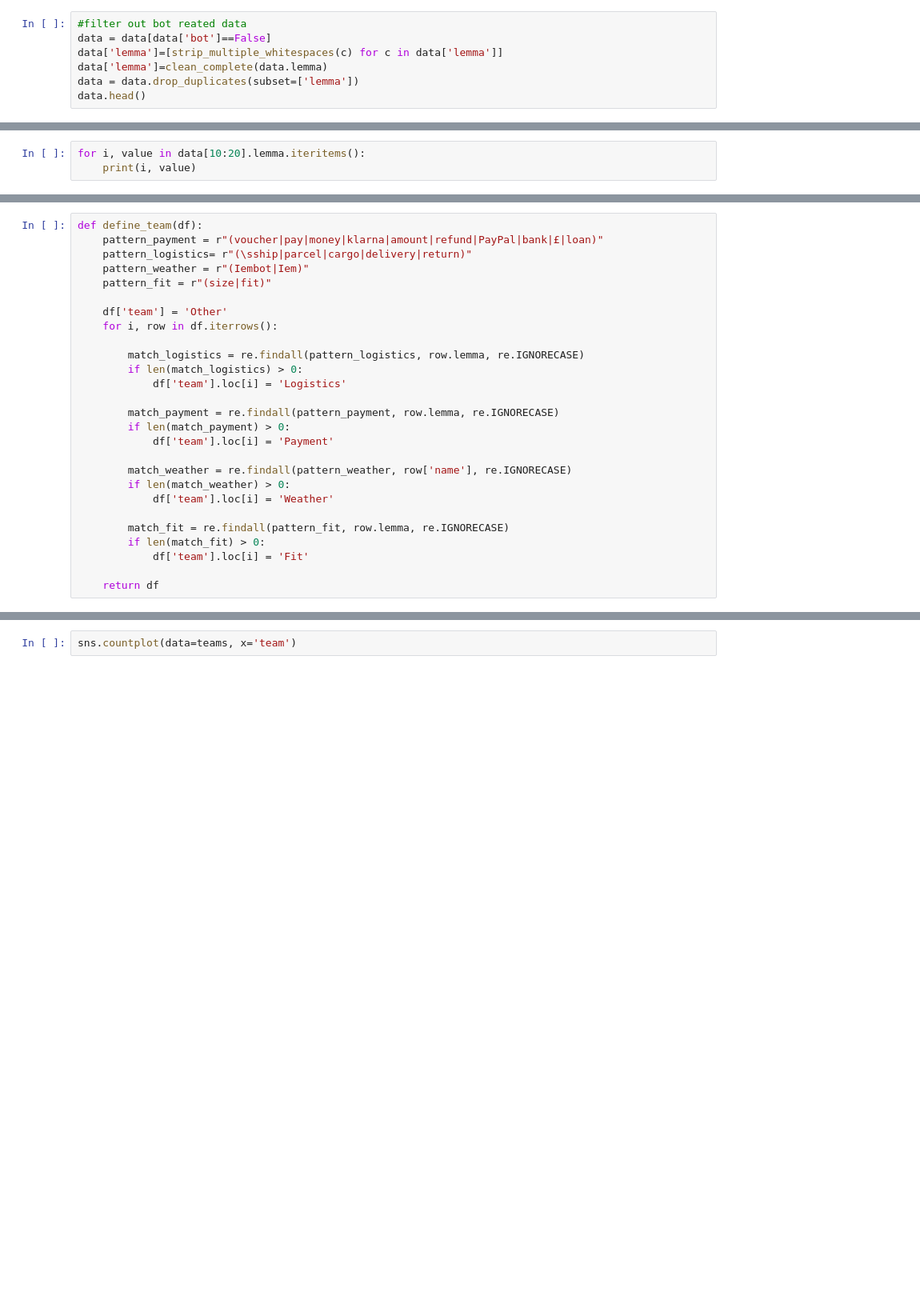
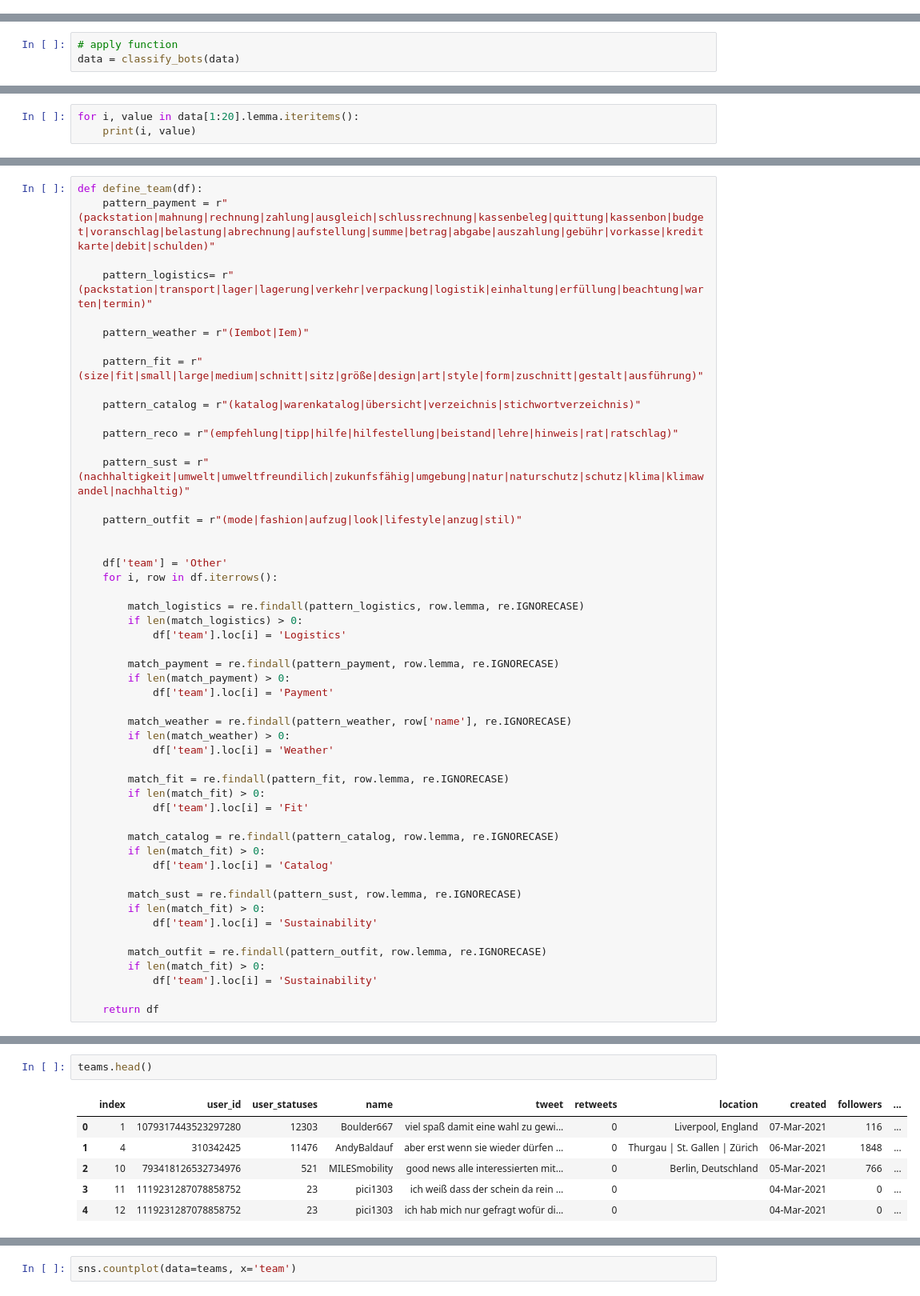
Before and after one commit to C-JoGit/Zalando_Analytics_HWR_BIPM, a Jupyter notebook: 5. topic definition de.ipynb, the cells around one changed output, grey strips where cells are left out. Shown: that part at 80% size. Saved outputs shown, nothing was run; the diff lists cells and outputs as text; blank space fills up the shorter version.

```diff
--- a/5. topic definition de.ipynb
+++ b/5. topic definition de.ipynb
@@ -16,7 +19,0 @@ data.head()
-# %%
-#filter out bot reated data
-data = data[data['bot']==False]
-data['lemma']=[strip_multiple_whitespaces(c) for c in data['lemma']]
-data['lemma']=clean_complete(data.lemma)
-data = data.drop_duplicates(subset=['lemma'])
-data.head()
@@ -22,0 +37,3 @@ data.head()
+# %%
+# apply function
+data = classify_bots(data)
@@ -23,4 +61,4 @@ data.head()
 # %%
-for i, value in data[10:20].lemma.iteritems():
+for i, value in data[1:20].lemma.iteritems():
     print(i, value)
 # %% [output]
@@ -169,9 +84,21 @@ display_topics(model, tf_feature_names, no_top_words)
 # %%
 def define_team(df):
-    pattern_payment = r"(voucher|pay|money|klarna|amount|refund|PayPal|bank|£|loan)"
-    pattern_logistics= r"(\sship|parcel|cargo|delivery|return)"
+    pattern_payment = r"(packstation|mahnung|rechnung|zahlung|ausgleich|schlussrechnung|kassenbeleg|quittung|kassenbon|budget|voranschlag|belastung|abrechnung|aufstellung|summe|betrag|abgabe|auszahlung|gebühr|vorkasse|kreditkarte|debit|schulden)"
+
+    pattern_logistics= r"(packstation|transport|lager|lagerung|verkehr|verpackung|logistik|einhaltung|erfüllung|beachtung|warten|termin)"
+
     pattern_weather = r"(Iembot|Iem)"
-    pattern_fit = r"(size|fit)"
+
+    pattern_fit = r"(size|fit|small|large|medium|schnitt|sitz|größe|design|art|style|form|zuschnitt|gestalt|ausführung)"
+
+    pattern_catalog = r"(katalog|warenkatalog|übersicht|verzeichnis|stichwortverzeichnis)"
+
+    pattern_reco = r"(empfehlung|tipp|hilfe|hilfestellung|beistand|lehre|hinweis|rat|ratschlag)"
+
+    pattern_sust = r"(nachhaltigkeit|umwelt|umweltfreundilich|zukunfsfähig|umgebung|natur|naturschutz|schutz|klima|klimawandel|nachhaltig)"
+
+    pattern_outfit = r"(mode|fashion|aufzug|look|lifestyle|anzug|stil)"
+
 
     df['team'] = 'Other'
     for i, row in df.iterrows():
@@ -192,6 +119,18 @@ def define_team(df):
         if len(match_fit) > 0:
             df['team'].loc[i] = 'Fit'
 
+        match_catalog = re.findall(pattern_catalog, row.lemma, re.IGNORECASE)
+        if len(match_fit) > 0:
+            df['team'].loc[i] = 'Catalog'
+
+        match_sust = re.findall(pattern_sust, row.lemma, re.IGNORECASE)
+        if len(match_fit) > 0:
+            df['team'].loc[i] = 'Sustainability'
+
+        match_outfit = re.findall(pattern_outfit, row.lemma, re.IGNORECASE)
+        if len(match_fit) > 0:
+            df['team'].loc[i] = 'Sustainability'
+
     return df
 # %%
 teams = define_team(data)
@@ -222,0 +142,9 @@ Name: 14903, dtype: object
+# %%
+teams.head()
+# %% [output]
+|  | index | user_id | user_statuses | name | tweet | retweets | location | created | followers | ... |
+| 0 | 1 | 1079317443523297280 | 12303 | Boulder667 | viel spaß damit eine wahl zu gewi... | 0 | Liverpool, England | 07-Mar-2021 | 116 | ... |
+| 1 | 4 | 310342425 | 11476 | AndyBaldauf | aber erst wenn sie wieder dürfen ... | 0 | Thurgau | St. Gallen | Zürich | 06-Mar-2021 | 1848 | ... |
+| 2 | 10 | 793418126532734976 | 521 | MILESmobility | good news alle interessierten mit... | 0 | Berlin, Deutschland | 05-Mar-2021 | 766 | ... |
+| 3 | 11 | 1119231287078858752 | 23 | pici1303 | ich weiß dass der schein da rein ... | 0 |  | 04-Mar-2021 | 0 | ... |
+| 4 | 12 | 1119231287078858752 | 23 | pici1303 | ich hab mich nur gefragt wofür di... | 0 |  | 04-Mar-2021 | 0 | ... |
```
Also changed, not shown: parts of 27 cells of this notebook, 1 other file.
